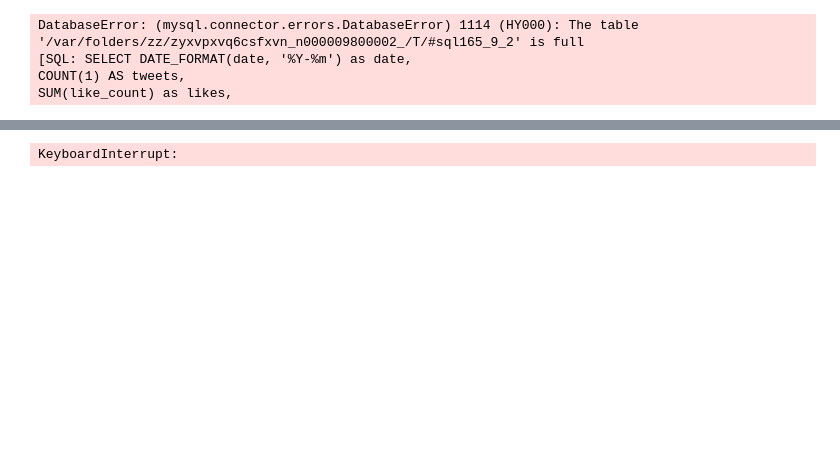
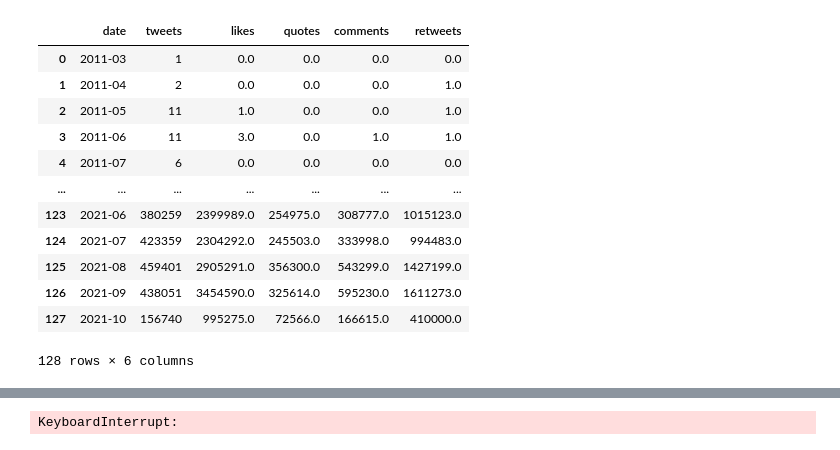
Before and after one commit to Connorrmcd6/Gartner-Hype-Cycle, a Jupyter notebook: Analysis/Notebooks/normalised_BC.ipynb, the cells around one changed output, grey strips where cells are left out. Saved outputs shown, nothing was run; the diff lists cells and outputs as text; code cells hidden in the pictures; blank space fills up the shorter version.

```diff
--- a/Analysis/Notebooks/normalised_BC.ipynb
+++ b/Analysis/Notebooks/normalised_BC.ipynb
@@ -75,15 +111,22 @@ df['period_formatted'] = df['period'].apply(dformat)
+# %%
+df2 = df2018.append(df2019, ignore_index=True)
+df2 = df2.append(df2021, ignore_index=True)
+df2
+# %% [output]
+|  | date | tweets | likes | quotes | comments | retweets |
+| 0 | 2011-03 | 1 | 0.0 | 0.0 | 0.0 | 0.0 |
+| 1 | 2011-04 | 2 | 0.0 | 0.0 | 0.0 | 1.0 |
+| 2 | 2011-05 | 11 | 1.0 | 0.0 | 0.0 | 1.0 |
+| 3 | 2011-06 | 11 | 3.0 | 0.0 | 1.0 | 1.0 |
+| 4 | 2011-07 | 6 | 0.0 | 0.0 | 0.0 | 0.0 |
+| ... | ... | ... | ... | ... | ... | ... |
+| 123 | 2021-06 | 380259 | 2399989.0 | 254975.0 | 308777.0 | 1015123.0 |
+| 124 | 2021-07 | 423359 | 2304292.0 | 245503.0 | 333998.0 | 994483.0 |
+| 125 | 2021-08 | 459401 | 2905291.0 | 356300.0 | 543299.0 | 1427199.0 |
+| 126 | 2021-09 | 438051 | 3454590.0 | 325614.0 | 595230.0 | 1611273.0 |
+| 127 | 2021-10 | 156740 | 995275.0 | 72566.0 | 166615.0 | 410000.0 |
+128 rows × 6 columns
 # %%
-stmt = '''SELECT DATE_FORMAT(date, \'%Y-%m\') as date,
-COUNT(1) AS tweets,
-SUM(like_count) as likes,
-SUM(quote_count) as quotes,
-SUM(reply_count) as comments,
-SUM(retweet_count) as retweets
-FROM social.blockchain
-group by DATE_FORMAT(date, \'%Y-%m\')
-ORDER BY DATE_FORMAT(date, \'%Y-%m\') ASC'''
-df2 = pd.read_sql(stmt, con=engine)
-
 df3 = pd.merge(df, df2, left_on='period_formatted', right_on='date', how='inner')
 
 df3['tweets_p_user'] = df3['tweets']/df3['combined_mau']
@@ -94,11 +137,6 @@ df3['quotes_p_user'] = df3['quotes']/df3['combined_mau']
 df3['retweets_p_user'] = df3['retweets']/df3['combined_mau']
 
 df3['total_engagement'] = df3['likes_p_user'] + df3['comments_p_user'] + df3['quotes_p_user'] + df3['retweets_p_user']
-# %% [output]
-DatabaseError: (mysql.connector.errors.DatabaseError) 1114 (HY000): The table '/var/folders/zz/zyxvpxvq6csfxvn_n000009800002_/T/#sql165_9_2' is full
-[SQL: SELECT DATE_FORMAT(date, '%Y-%m') as date,
-COUNT(1) AS tweets,
-SUM(like_count) as likes,
 # %%
 degree = 3
 y = np.array(df3['tweets_p_user'].to_list())
```
Also changed, not shown: parts of 14 cells of this notebook, 19 other files.
